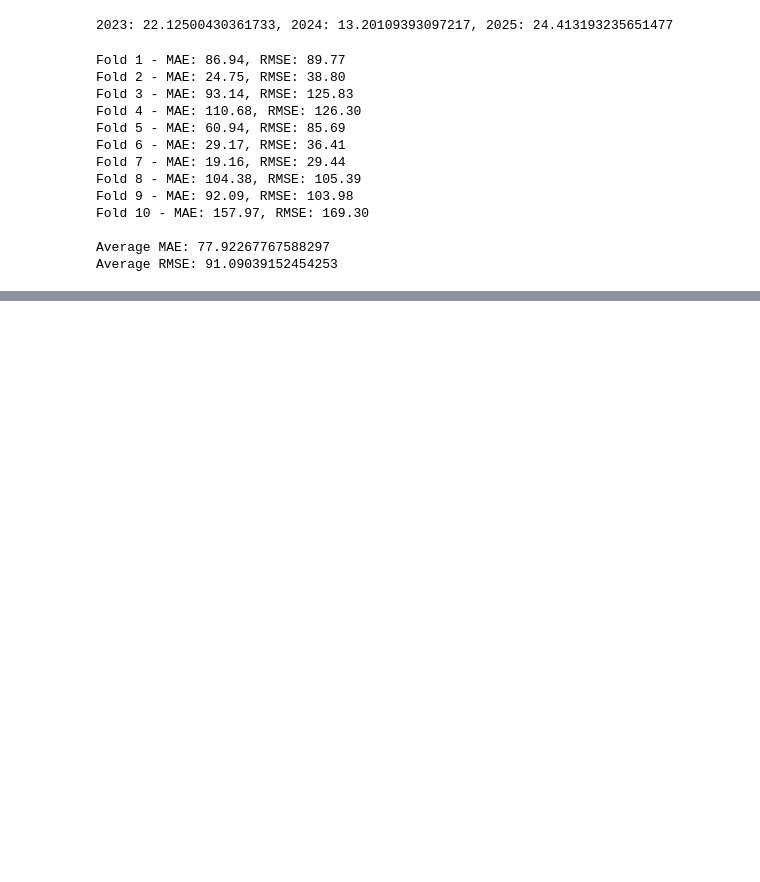
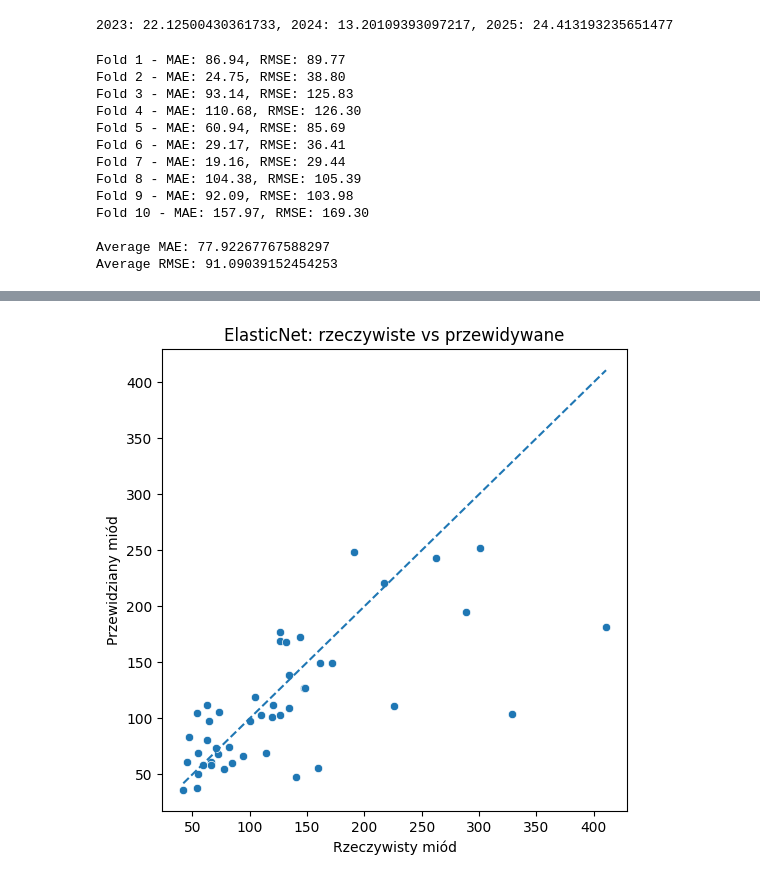
Before and after one commit to PickyRacoon/bee-trajectory-simulation, a Jupyter notebook: etap_4/model.ipynb, the cells around one changed output, grey strips where cells are left out. Drawn from its saved outputs; the diff is of its cells as text; code cells hidden in the pictures; blank space fills up the shorter version.

```diff
--- a/etap_4/model.ipynb
+++ b/etap_4/model.ipynb
@@ -567,0 +779,27 @@ Average RMSE: 91.09039152454253
+# %%
+best_elastic = Pipeline([
+    ("scaler", StandardScaler()),
+    ("model", ElasticNet(
+        alpha=4.3981810937396855,
+        l1_ratio=0.997928523653379,
+        max_iter=10000,
+        random_state=42
+    ))
+])
+
+
+
+cv = LeaveOneGroupOut()
+# %%
+from sklearn.model_selection import cross_val_predict
+y_pred_elastic = cross_val_predict(best_elastic, X, y, cv = cv.split(X,y,groups))
+# %%
+plt.figure(figsize=(6,6))
+sns.scatterplot(x=y, y=y_pred_elastic)
+plt.plot([y.min(), y.max()], [y.min(), y.max()], linestyle="--")
+plt.xlabel("Rzeczywisty miód")
+plt.ylabel("Przewidziany miód")
+plt.title("ElasticNet: rzeczywiste vs przewidywane")
+plt.show()
+# %% [output]
+[figure, added]
```
Also changed, not shown: parts of 24 cells of this notebook.
